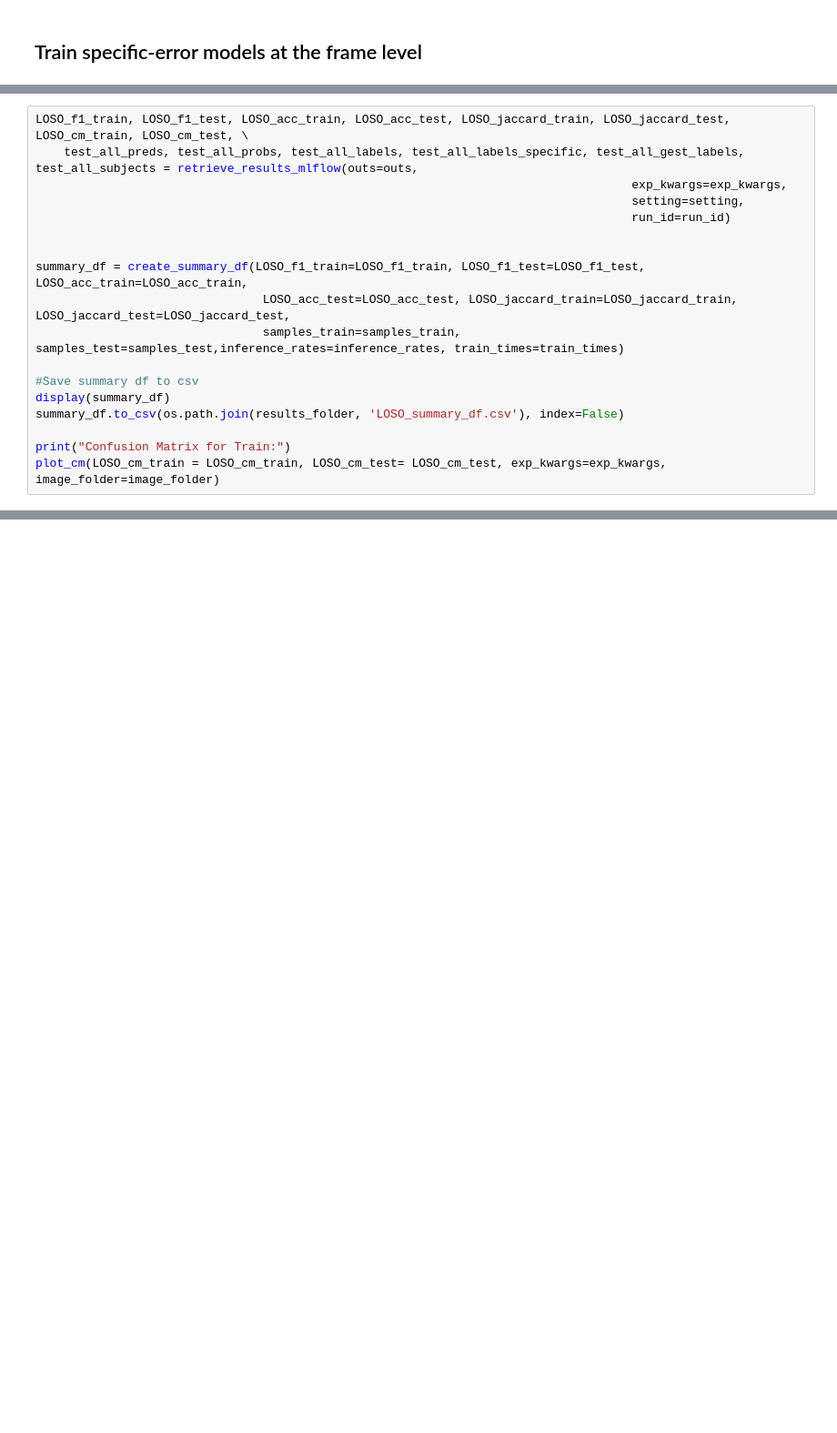
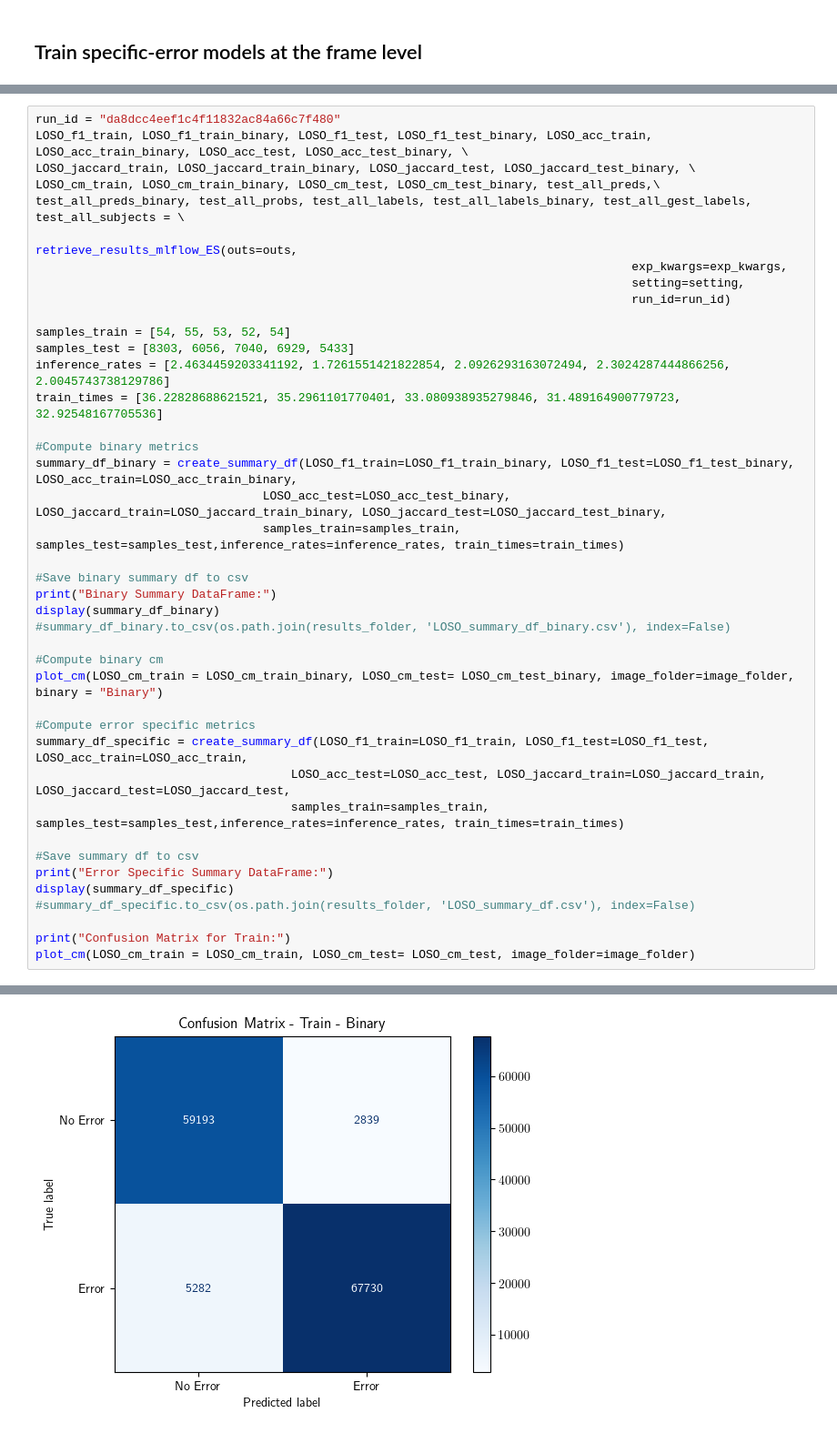
Before and after one commit to GonzaloPlaaza/Multimodal-Error-Detection, a Jupyter notebook: train_frame_specific_error.ipynb, the cells around one changed output, grey strips where cells are left out. Shown: that part at 91% size. Cells and saved outputs as stored; diff of their text form; blank space fills up the shorter version.

```diff
--- a/train_frame_specific_error.ipynb
+++ b/train_frame_specific_error.ipynb
@@ -370,18 +411,42 @@ mlflow.end_run()
 # %%
-LOSO_f1_train, LOSO_f1_test, LOSO_acc_train, LOSO_acc_test, LOSO_jaccard_train, LOSO_jaccard_test, LOSO_cm_train, LOSO_cm_test, \
-    test_all_preds, test_all_probs, test_all_labels, test_all_labels_specific, test_all_gest_labels, test_all_subjects = retrieve_results_mlflow(outs=outs,
+run_id = "da8dcc4eef1c4f11832ac84a66c7f480"
+LOSO_f1_train, LOSO_f1_train_binary, LOSO_f1_test, LOSO_f1_test_binary, LOSO_acc_train, LOSO_acc_train_binary, LOSO_acc_test, LOSO_acc_test_binary, \
+LOSO_jaccard_train, LOSO_jaccard_train_binary, LOSO_jaccard_test, LOSO_jaccard_test_binary, \
+LOSO_cm_train, LOSO_cm_train_binary, LOSO_cm_test, LOSO_cm_test_binary, test_all_preds,\
+test_all_preds_binary, test_all_probs, test_all_labels, test_all_labels_binary, test_all_gest_labels, test_all_subjects = \
+                                                                                    retrieve_results_mlflow_ES(outs=outs,
                                                                                     exp_kwargs=exp_kwargs,
                                                                                     setting=setting,
                                                                                     run_id=run_id)
 
+samples_train = [54, 55, 53, 52, 54]
+samples_test = [8303, 6056, 7040, 6929, 5433]
+inference_rates = [2.4634459203341192, 1.7261551421822854, 2.0926293163072494, 2.3024287444866256, 2.0045743738129786]
+train_times = [36.22828688621521, 35.2961101770401, 33.080938935279846, 31.489164900779723, 32.92548167705536]
 
-summary_df = create_summary_df(LOSO_f1_train=LOSO_f1_train, LOSO_f1_test=LOSO_f1_test, LOSO_acc_train=LOSO_acc_train,
-                                LOSO_acc_test=LOSO_acc_test, LOSO_jaccard_train=LOSO_jaccard_train, LOSO_jaccard_test=LOSO_jaccard_test,
+#Compute binary metrics
+summary_df_binary = create_summary_df(LOSO_f1_train=LOSO_f1_train_binary, LOSO_f1_test=LOSO_f1_test_binary, LOSO_acc_train=LOSO_acc_train_binary,
+                                LOSO_acc_test=LOSO_acc_test_binary, LOSO_jaccard_train=LOSO_jaccard_train_binary, LOSO_jaccard_test=LOSO_jaccard_test_binary,
                                 samples_train=samples_train, samples_test=samples_test,inference_rates=inference_rates, train_times=train_times)
 
+#Save binary summary df to csv
+print("Binary Summary DataFrame:")
+display(summary_df_binary)
+#summary_df_binary.to_csv(os.path.join(results_folder, 'LOSO_summary_df_binary.csv'), index=False)
+
+#Compute binary cm
+plot_cm(LOSO_cm_train = LOSO_cm_train_binary, LOSO_cm_test= LOSO_cm_test_binary, image_folder=image_folder, binary = "Binary")
+
+#Compute error specific metrics
+summary_df_specific = create_summary_df(LOSO_f1_train=LOSO_f1_train, LOSO_f1_test=LOSO_f1_test, LOSO_acc_train=LOSO_acc_train,
+                                    LOSO_acc_test=LOSO_acc_test, LOSO_jaccard_train=LOSO_jaccard_train, LOSO_jaccard_test=LOSO_jaccard_test,
+                                    samples_train=samples_train, samples_test=samples_test,inference_rates=inference_rates, train_times=train_times)
+
 #Save summary df to csv
-display(summary_df)
-summary_df.to_csv(os.path.join(results_folder, 'LOSO_summary_df.csv'), index=False)
+print("Error Specific Summary DataFrame:")
+display(summary_df_specific)
+#summary_df_specific.to_csv(os.path.join(results_folder, 'LOSO_summary_df.csv'), index=False)
 
 print("Confusion Matrix for Train:")
-plot_cm(LOSO_cm_train = LOSO_cm_train, LOSO_cm_test= LOSO_cm_test, exp_kwargs=exp_kwargs, image_folder=image_folder)
+plot_cm(LOSO_cm_train = LOSO_cm_train, LOSO_cm_test= LOSO_cm_test, image_folder=image_folder)
+# %% [output]
@@ -387,0 +459 @@ plot_cm(LOSO_cm_train = LOSO_cm_train, LOSO_cm_test= LOSO_cm_test, exp_kwargs=ex
+[figure, added]
```
Also changed, not shown: parts of 6 cells of this notebook, 23 other files.
